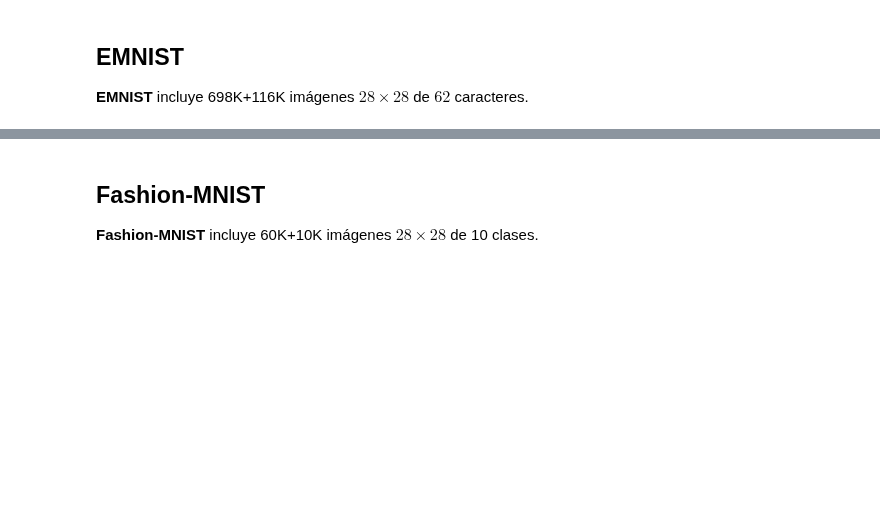
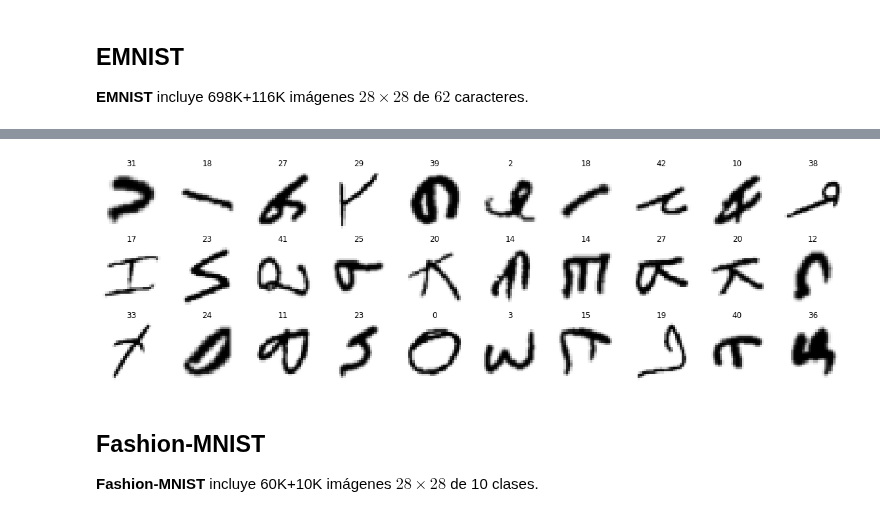
Before and after one commit to AlfonsJ/PML1, a Jupyter notebook: T01 Introducción/1.5 Datos/1.5.1 Algunos conjuntos de imágenes comunes.ipynb, the cells around one changed output, grey strips where cells are left out. Saved outputs shown, nothing was run; the diff lists cells and outputs as text; code cells hidden in the pictures; blank space fills up the shorter version.

```diff
--- a/T01 Introducción/1.5 Datos/1.5.1 Algunos conjuntos de imágenes comunes.ipynb
+++ b/T01 Introducción/1.5 Datos/1.5.1 Algunos conjuntos de imágenes comunes.ipynb
@@ -19,3 +36,12 @@ print(x_train.shape, y_train.shape, x_test.shape, y_test.shape)
+# %%
+import matplotlib.pyplot as plt
+nrows = 3; ncols = 10
+_, axs = plt.subplots(nrows=nrows, ncols=ncols, figsize=(16, 16*nrows/ncols), constrained_layout=True)
+for ax, xn, yn in zip(axs.flat, x_train, y_train):
+    ax.set_axis_off(); image = xn.reshape(28, 28); ax.set_title(f"{yn}")
+    ax.imshow(image, cmap=plt.cm.gray_r, interpolation="none")
+# %% [output]
+[figure, added]
 # %% [markdown]
 ## Fashion-MNIST
 
```
Also changed, not shown: parts of 2 cells of this notebook.
